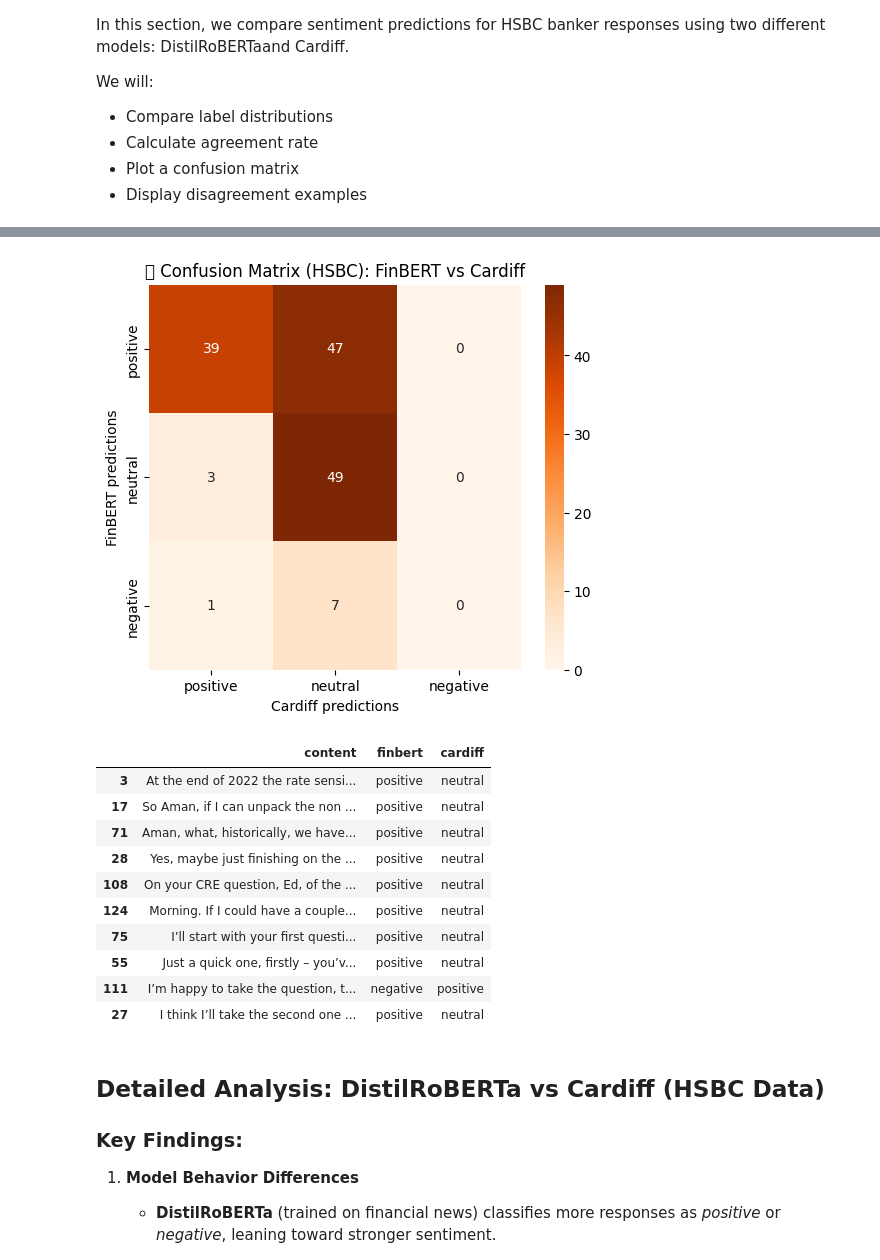
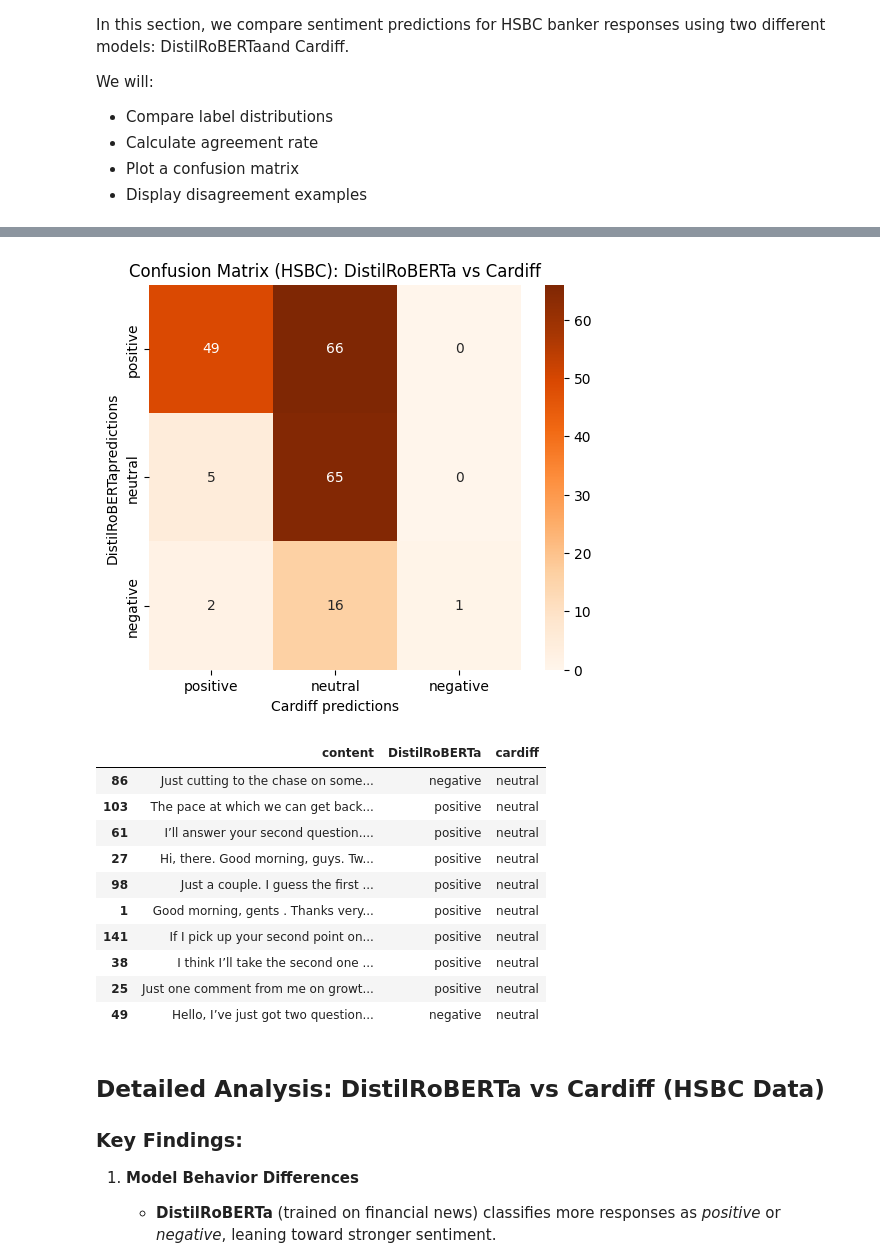
Before and after one commit to JSA10/cam_ds_ep_FinSight, a Jupyter notebook: sentiment_analysis/sentiment_analysis_AK.ipynb, the cells around one changed output, grey strips where cells are left out. Saved outputs shown, nothing was run; the diff lists cells and outputs as text; code cells hidden in the pictures.

```diff
--- a/sentiment_analysis/sentiment_analysis_AK.ipynb
+++ b/sentiment_analysis/sentiment_analysis_AK.ipynb
@@ -199,3 +217,23 @@ hsbc_answers_df["sentiment_finbert_score"] = hsbc_scores
 print("✅ Sentiment analysis complete.")
 # %% [output]
 ✅ Sentiment analysis complete.
+# %%
+import matplotlib.pyplot as plt
+
+jpm_answers_df["year_quarter"] = jpm_answers_df["year"].astype(str) + "-Q" + jpm_answers_df["quarter"].astype(str)
+hsbc_answers_df["year_quarter"] = hsbc_answers_df["year"].astype(str) + "-Q" + hsbc_answers_df["quarter"].astype(str)
+
+# --- 5.0 Sentiment over time by quarter ---
+
+def plot_sentiment_over_time(df, bank_name):
+    grouped = df.groupby(['year_quarter', 'sentiment_finbert_label']).size().unstack().fillna(0)
+    grouped.plot(kind='bar', stacked=True, figsize=(10, 6))
+    plt.title(f"{bank_name}: Sentiment Over Time")
+    plt.xlabel("Quarter")
+    plt.ylabel("Count")
+    plt.xticks(rotation=45)
+    plt.tight_layout()
+    plt.show()
+
+plot_sentiment_over_time(jpm_answers_df, "JPMorgan")
+plot_sentiment_over_time(hsbc_answers_df, "HSBC")
@@ -201,0 +243,18 @@ print("✅ Sentiment analysis complete.")
+# %%
+# --- 5.0 Add bank and speaker_type columns ---
+
+jpm_answers_df["bank"] = "JPM"
+hsbc_answers_df["bank"] = "HSBC"
+
+# --- 5.1 Export random sample for manual validation ---
+
+sample_jpm = jpm_answers_df.sample(n=20, random_state=42)
+sample_hsbc = hsbc_answers_df.sample(n=20, random_state=42)
+
+sample_df = pd.concat([sample_jpm, sample_hsbc], ignore_index=True)
+sample_df = sample_df[["bank", "quarter", "role", "content", "sentiment_finbert_label", "sentiment_finbert_score"]]
+sample_df["manual_label"] = ""  # for manual validation
+
+# Exporting
+sample_df.to_csv("sentiment_validation_sample.csv", index=False)
+print("✅ Exported 40-sample CSV for manual sentiment labeling.")
@@ -633,7 +763,7 @@ hsbc_comparison_df = pd.DataFrame({
 })
 
 # Flag agreement
-hsbc_comparison_df["agreement"] = hsbc_comparison_df["finbert"] == hsbc_comparison_df["cardiff"]
+hsbc_comparison_df["agreement"] = hsbc_comparison_df["DistilRoBERTa"] == hsbc_comparison_df["cardiff"]
 
 # Preview
 hsbc_comparison_df.head()
@@ -673,7 +803,7 @@ import seaborn as sns
 import matplotlib.pyplot as plt
 
 labels = ["positive", "neutral", "negative"]
-hsbc_cm = confusion_matrix(hsbc_comparison_df["finbert"], hsbc_comparison_df["cardiff"], labels=labels)
+hsbc_cm = confusion_matrix(hsbc_comparison_df["DistilRoBERTa"], hsbc_comparison_df["cardiff"], labels=labels)
 
 plt.figure(figsize=(6, 5))
 sns.heatmap(hsbc_cm, annot=True, fmt="d", xticklabels=labels, yticklabels=labels, cmap="Oranges")
@@ -682,23 +812,23 @@ plt.ylabel("DistilRoBERTapredictions")
 plt.title("Confusion Matrix (HSBC): DistilRoBERTa vs Cardiff")
 plt.show()
 # %% [output]
-[figure, old version]
+[figure, new version]
 # %%
 # --- 6.1.5 Show disagreement examples ---
 hsbc_disagreements = hsbc_comparison_df[~hsbc_comparison_df["agreement"]].sample(10, random_state=SEED)
-display(hsbc_disagreements[["content", "finbert", "cardiff"]])
+display(hsbc_disagreements[["content", "DistilRoBERTa", "cardiff"]])
 # %% [output]
-|  | content | finbert | cardiff |
-| 3 | At the end of 2022 the rate sensi... | positive | neutral |
-| 17 | So Aman, if I can unpack the non ... | positive | neutral |
-| 71 | Aman, what, historically, we have... | positive | neutral |
-| 28 | Yes, maybe just finishing on the ... | positive | neutral |
-| 108 | On your CRE question, Ed, of the ... | positive | neutral |
-| 124 | Morning. If I could have a couple... | positive | neutral |
-| 75 | I’ll start with your first questi... | positive | neutral |
-| 55 | Just a quick one, firstly – you’v... | positive | neutral |
-| 111 | I’m happy to take the question, t... | negative | positive |
-| 27 | I think I’ll take the second one ... | positive | neutral |
+|  | content | DistilRoBERTa | cardiff |
+| 86 | Just cutting to the chase on some... | negative | neutral |
+| 103 | The pace at which we can get back... | positive | neutral |
+| 61 | I’ll answer your second question.... | positive | neutral |
+| 27 | Hi, there. Good morning, guys. Tw... | positive | neutral |
+| 98 | Just a couple. I guess the first ... | positive | neutral |
+| 1 | Good morning, gents . Thanks very... | positive | neutral |
+| 141 | If I pick up your second point on... | positive | neutral |
+| 38 | I think I’ll take the second one ... | positive | neutral |
+| 25 | Just one comment from me on growt... | positive | neutral |
+| 49 | Hello, I’ve just got two question... | negative | neutral |
 # %% [markdown]
 ## Detailed Analysis: DistilRoBERTa vs Cardiff (HSBC Data)
 
```
Also changed, not shown: parts of 33 cells of this notebook.
